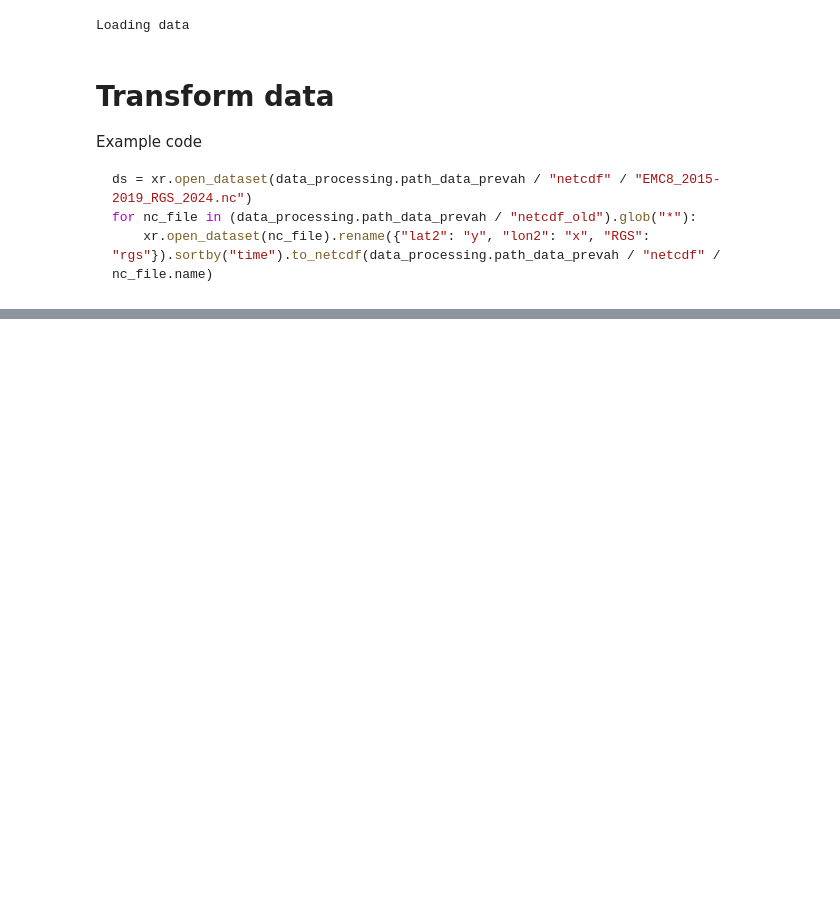
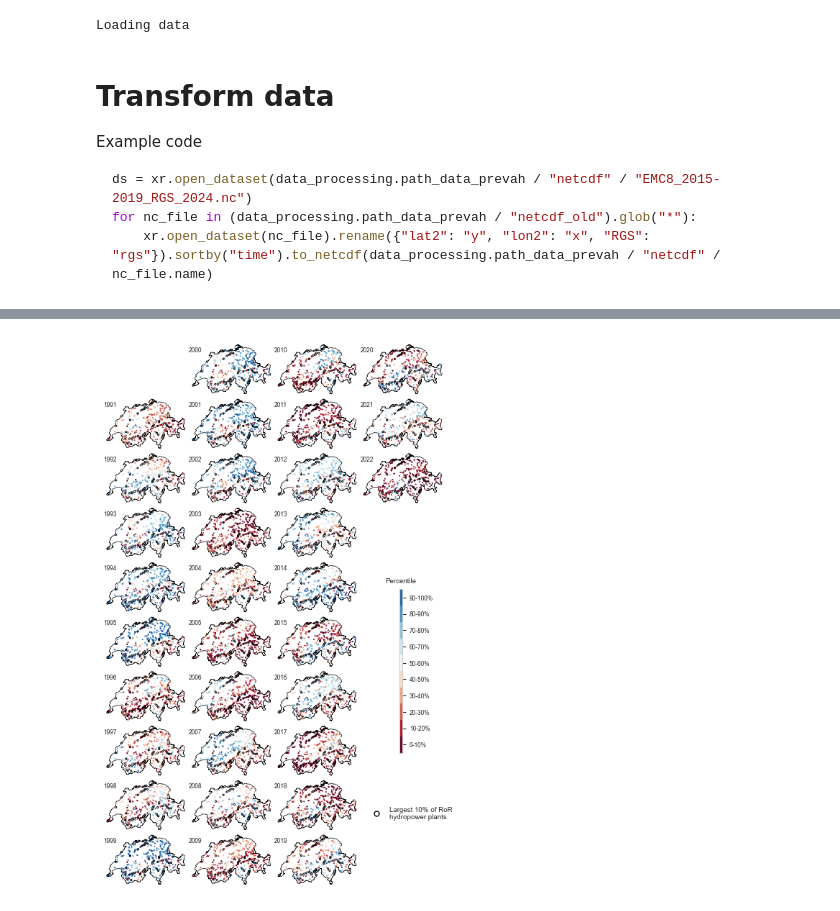
Before and after one commit to yasserhaddad/Clim2RoR-CH, a Jupyter notebook: notebooks/megadrought_processing_analysis.ipynb, the cells around one changed output, grey strips where cells are left out. Cells and saved outputs as stored; diff of their text form; code cells hidden in the pictures; blank space fills up the shorter version.

```diff
--- a/notebooks/megadrought_processing_analysis.ipynb
+++ b/notebooks/megadrought_processing_analysis.ipynb
@@ -58,25 +61,15 @@ for nc_file in (data_processing.path_data_prevah / "netcdf_old").glob("*"):
 # %%
-gdf_switzerland = gpd.read_file(path_swiss_maps / "swissBOUNDARIES3D_1_4_TLM_LANDESGEBIET.shp").to_crs("EPSG:2056")
+gdf_switzerland = gpd.read_file(path_swiss_maps_megadrought / "swissBOUNDARIES3D_1_4_TLM_LANDESGEBIET.shp").to_crs("EPSG:2056")
 
 ## Load BAFU polygons
-gdf_polygons = gpd.read_file(path_data_polygons / "EZG_Gewaesser.gpkg")
+gdf_polygons = gpd.read_file(path_data_polygons_megadrought / "EZG_Gewaesser.gpkg")
 
 ## Load collocated hydropower locations and BAFU polygons
-df_hydropower_polygons = pd.read_json(path_data_hydro / "hydropower_polygons" / "df_hydropower_polygons.json", orient="records")
+df_hydropower_polygons = pd.read_json(path_data_hydro_megadrought / "hydropower_polygons" / "df_hydropower_polygons.json", orient="records")
 gdf_hydropower_polygons = gpd.GeoDataFrame(df_hydropower_polygons, geometry=gpd.points_from_xy(df_hydropower_polygons["_x"], df_hydropower_polygons["_y"]), crs="EPSG:2056")
 
 ## Load hydropower characteristics
-df_wasta = pd.read_excel(path_data_hydro / "stats_hydropower_ch" / "wasta_2023_updated.xlsx")
-
-## Load hydropower production (with simplified efficiency and with/without beta coefficient)
-ds_hydropower_generation = xr.open_dataset(path_data_hydro / "hydropower_generation" / "ds_prevah_500_hydropower_production_ror_simplified_efficiency.nc")
-ds_hydropower_generation_beta = xr.open_dataset(path_data_hydro / "hydropower_generation" / "ds_prevah_500_hydropower_production_ror_simplified_efficiency_with_beta.nc")
-ds_hydropower_generation_merged = xr.merge([ds_hydropower_generation.rename({"gen": "hp_no_beta"}),
-                                            ds_hydropower_generation_beta.rename({"gen": "hp_with_beta"})]).load()
-
-df_hydropower_production_params = pd.read_csv(path_data_hydro / "hydropower_generation" / "ds_prevah_500_hydropower_production_ror_parameters.csv")
-df_hydropower_production_params.loc[df_hydropower_production_params["Expected yearly generation"] == 0, "Expected yearly generation"] = \
-    df_hydropower_production_params[df_hydropower_production_params["Expected yearly generation"] == 0].apply(lambda row: round(row["Capacity"] * 365 * 24 * 1e-6, 2), axis=1)
+df_wasta = pd.read_excel(path_data_hydro_megadrought / "stats_hydropower_ch" / "wasta_2023_updated.xlsx")
 
 ## Load historical Swiss electricity generation data
-df_historical_data = pd.read_csv(path_data / "energy" / "ogd35_schweizerische_elektrizitaetsbilanz_monatswerte.csv")
+df_historical_data = pd.read_csv(path_data_megadrought / "energy" / "ogd35_schweizerische_elektrizitaetsbilanz_monatswerte.csv")
@@ -82,0 +78,17 @@ df_historical_data = pd.read_csv(path_data / "energy" / "ogd35_schweizerische_el
+# %%
+## Load hydropower production (with simplified efficiency and with/without beta coefficient)
+ds_hydropower_generation_historical = xr.open_dataset(path_data_hydro_historical / "hydropower_generation" / "ds_prevah_500_hydropower_production_ror_simplified_efficiency.nc").rename({"gen": "hp_no_beta"}).load()
+df_hydropower_production_historical_params = pd.read_csv(path_data_hydro_historical / "hydropower_generation" / "ds_prevah_500_hydropower_production_parameters.csv")
+df_hydropower_production_historical_params.loc[df_hydropower_production_historical_params["Expected yearly generation"] == 0, "Expected yearly generation"] = \
+    df_hydropower_production_historical_params[df_hydropower_production_historical_params["Expected yearly generation"] == 0].apply(lambda row: round(row["Capacity"] * 365 * 24 * 1e-6, 2), axis=1)
+
+
+ds_monthly_bias_correction_factors_historical = xr.open_dataset(path_data_hydro_historical / "hydropower_generation" / "ds_prevah_500_hydropower_production_ror_simplified_efficiency_monthly_bias_correction_factors.nc").bias_correction_factor.load()
+# %%
+national_analysis_historical = NationalAnalysisHydropower(gdf_switzerland, gdf_hydropower_polygons, df_wasta,
+                                               ds_hydropower_generation_historical * ds_monthly_bias_correction_factors_historical,
+                                               df_hydropower_production_historical_params,
+                                               df_historical_data[["Jahr", "Monat", "Erzeugung_laufwerk_GWh",
+                                                                   "Erzeugung_speicherwerk_GWh",
+                                                                   "Verbrauch_speicherpumpen_GWh"]],
+                                               path_figs_historical)
@@ -122,0 +183,9 @@ national_analysis.aggregate_reference_seasonal_estimated_generation()
+# %%
+national_analysis_historical.plot_quantile_maps(yearly=True,
+                                                 variable_name="hp_no_beta",
+                                                 nb_plots_col=10,
+                                                 with_decade_visualization=True,
+                                                 save=False,
+                                                 with_operation_start=False)
+# %% [output]
+[figure, added]
```
Also changed, not shown: parts of 21 cells of this notebook, 10 other files.
